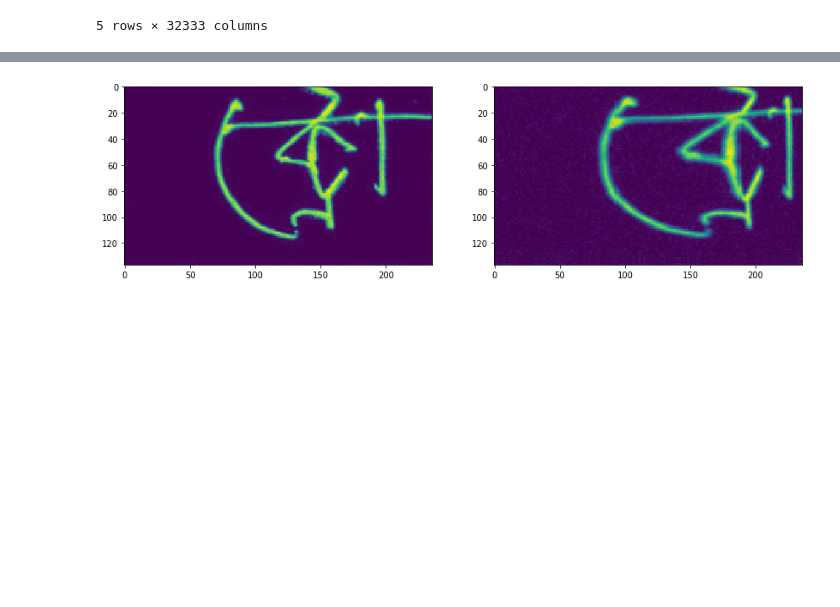
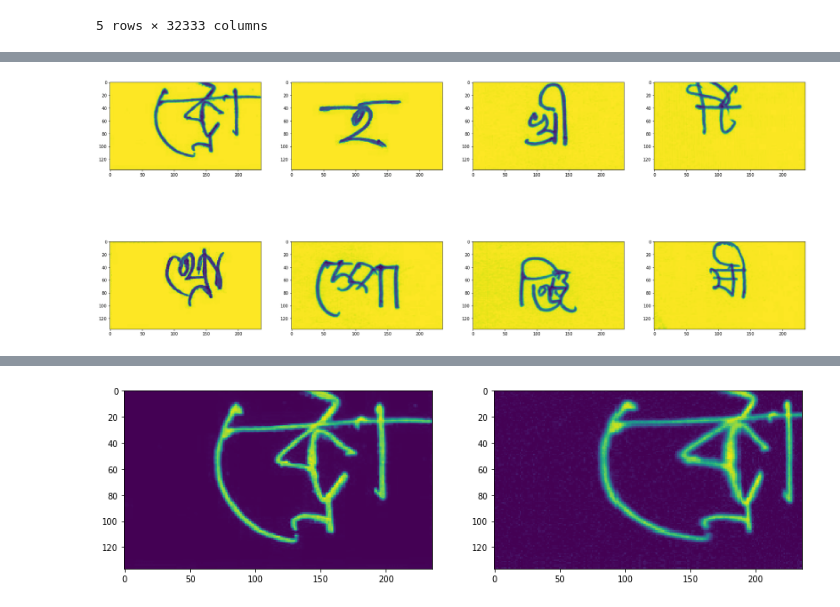
Before and after one commit to chicm/bengali, a Jupyter notebook: notebooks/augmentation.ipynb, the cells around one changed output, grey strips where cells are left out. Saved outputs shown, nothing was run; the diff lists cells and outputs as text; code cells hidden in the pictures; blank space fills up the shorter version.

```diff
--- a/notebooks/augmentation.ipynb
+++ b/notebooks/augmentation.ipynb
@@ -46,6 +47,12 @@ def get_img(img_idx):
 def get_img_tensor(img_idx):
     img = get_img(img_idx)
     return transforms.functional.to_tensor(img)
+# %%
+def get_img_batch():
+    imgs = []
+    for i in range(8):
+        imgs.append(get_img_tensor(i))
+    return torch.stack(imgs, 0)
 # %%
 def show_imgs(imgs, titles=None):
     n = len(imgs)
@@ -73,0 +121,5 @@ plt.imshow(transforms.functional.to_pil_image(x))
+# %%
+x = get_img_batch()
+show_imgs([transforms.functional.to_pil_image(x[i]) for i in range(len(x))])
+# %% [output]
+[figure, added]
```
Also changed, not shown: parts of 7 cells of this notebook.
